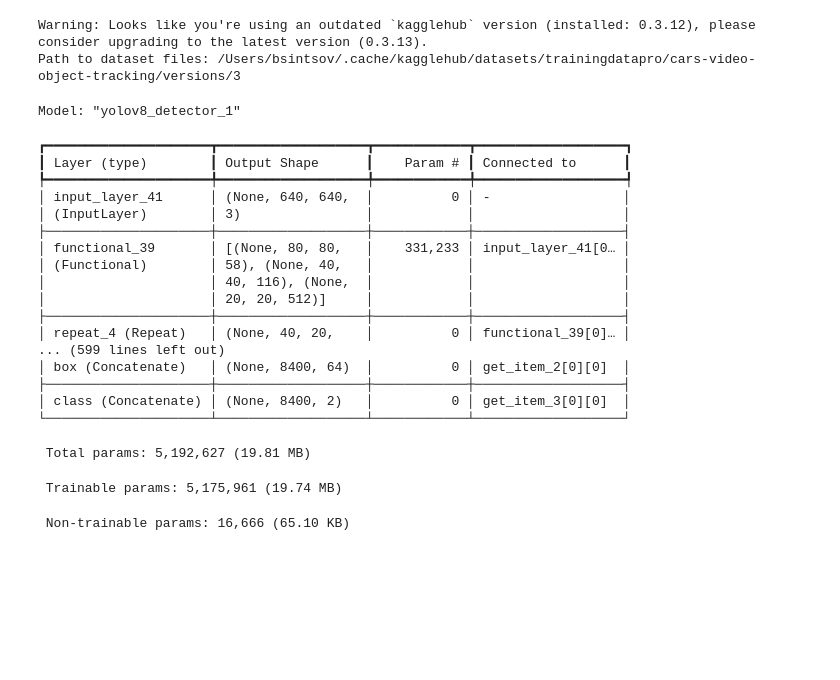
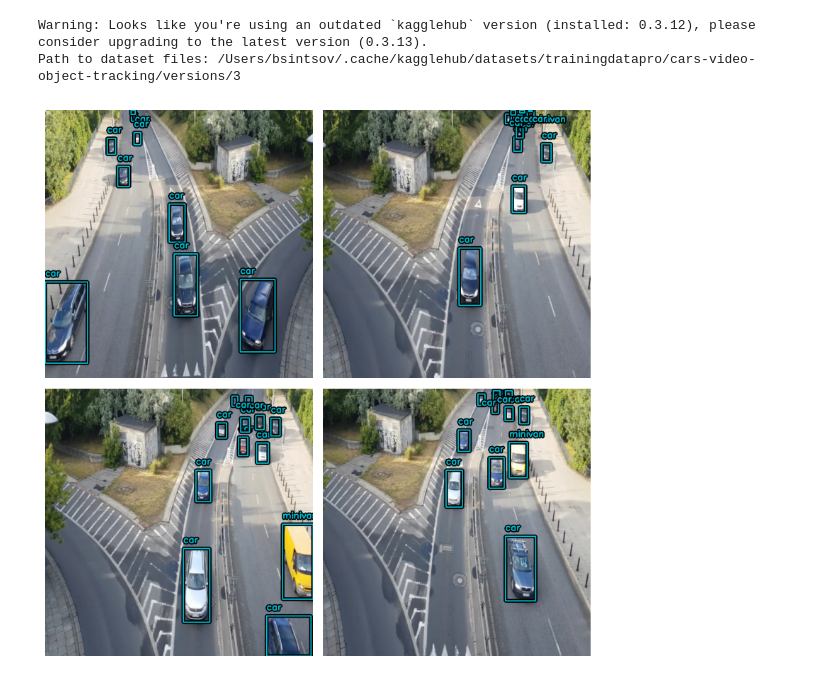
Before and after one commit to Brintsov/YOLOv8-Lightweight-Backbones, a Jupyter notebook: notebooks/training.ipynb, the cells around one changed output. Cells and saved outputs as stored; diff of their text form; code cells hidden in the pictures; blank space fills up the shorter version.

```diff
--- a/notebooks/training.ipynb
+++ b/notebooks/training.ipynb
@@ -11,3 +13,22 @@ To enable the following instructions: AVX2 FMA, in other operations, rebuild Ten
+# %%
+def visualize_detections(dataset, model=None, bounding_box_format="xyxy"):
+    images, y_true = next(iter(dataset.take(1)))
+    y_pred = None
+    if model:
+        y_pred = model.predict(images)
+    visualization.plot_bounding_box_gallery(
+        images,
+        value_range=(0, 255),
+        bounding_box_format=bounding_box_format,
+        y_true=y_true,
+        y_pred=y_pred if y_pred is not None else y_pred,
+        scale=4,
+        rows=2,
+        cols=2,
+        show=True,
+        font_scale=0.7,
+        class_mapping=cat_mapping,
+    )
 # %%
 gathered_data = run_data_preparation_pipeline()
 # %% [output]
@@ -23,26 +51,8 @@ model_shuffle = create_0_5_shufflenet_yolov8(num_classes=num_classes, input_shap
 csp_darknet_yolo = create_xs_csp_darknet_yolov8(num_classes=num_classes)
 ghost_model = create_0_5_ghostnet_yolov8(num_classes=num_classes, input_shape=input_shape)
 # %%
-model_shuffle.summary()
+visualize_detections(
+    train_ds, bounding_box_format="xyxy"
+)
 # %% [output]
-Model: "yolov8_detector_1"
-┏━━━━━━━━━━━━━━━━━━━━━┳━━━━━━━━━━━━━━━━━━━┳━━━━━━━━━━━━┳━━━━━━━━━━━━━━━━━━━┓
-┃ Layer (type)        ┃ Output Shape      ┃    Param # ┃ Connected to      ┃
-┡━━━━━━━━━━━━━━━━━━━━━╇━━━━━━━━━━━━━━━━━━━╇━━━━━━━━━━━━╇━━━━━━━━━━━━━━━━━━━┩
-│ input_layer_41      │ (None, 640, 640,  │          0 │ -                 │
-│ (InputLayer)        │ 3)                │            │                   │
-├─────────────────────┼───────────────────┼────────────┼───────────────────┤
-│ functional_39       │ [(None, 80, 80,   │    331,233 │ input_layer_41[0… │
-│ (Functional)        │ 58), (None, 40,   │            │                   │
-│                     │ 40, 116), (None,  │            │                   │
-│                     │ 20, 20, 512)]     │            │                   │
-├─────────────────────┼───────────────────┼────────────┼───────────────────┤
-│ repeat_4 (Repeat)   │ (None, 40, 20,    │          0 │ functional_39[0]… │
-... (599 lines left out)
-│ box (Concatenate)   │ (None, 8400, 64)  │          0 │ get_item_2[0][0]  │
-├─────────────────────┼───────────────────┼────────────┼───────────────────┤
-│ class (Concatenate) │ (None, 8400, 2)   │          0 │ get_item_3[0][0]  │
-└─────────────────────┴───────────────────┴────────────┴───────────────────┘
- Total params: 5,192,627 (19.81 MB)
- Trainable params: 5,175,961 (19.74 MB)
- Non-trainable params: 16,666 (65.10 KB)
+[figure, added]
```
Also changed, not shown: parts of 5 cells of this notebook.
